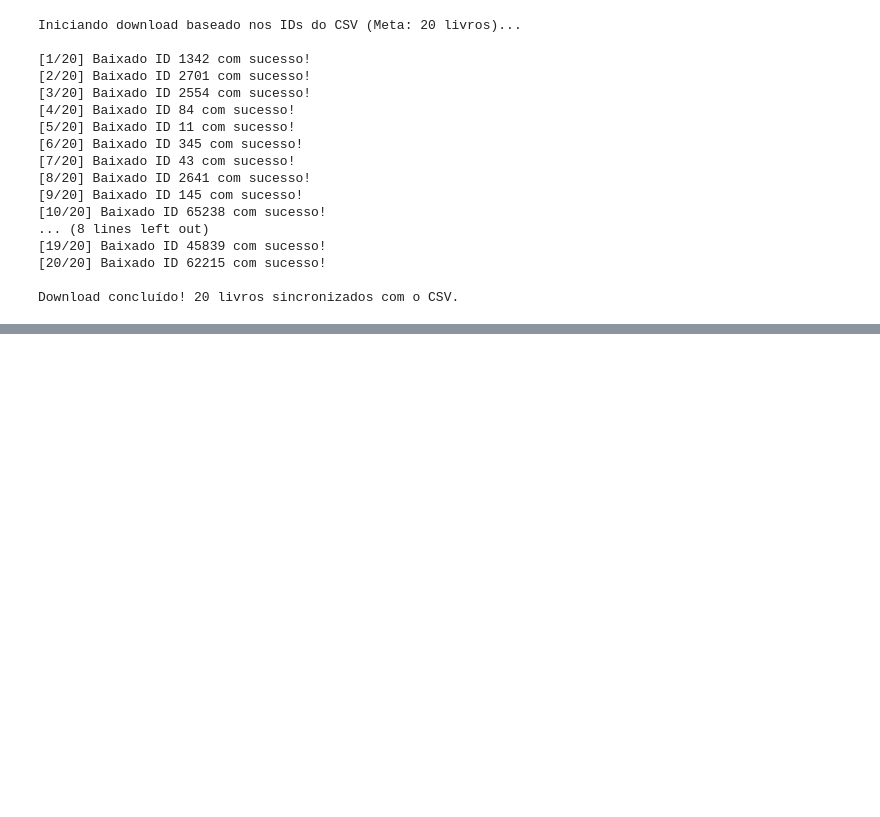
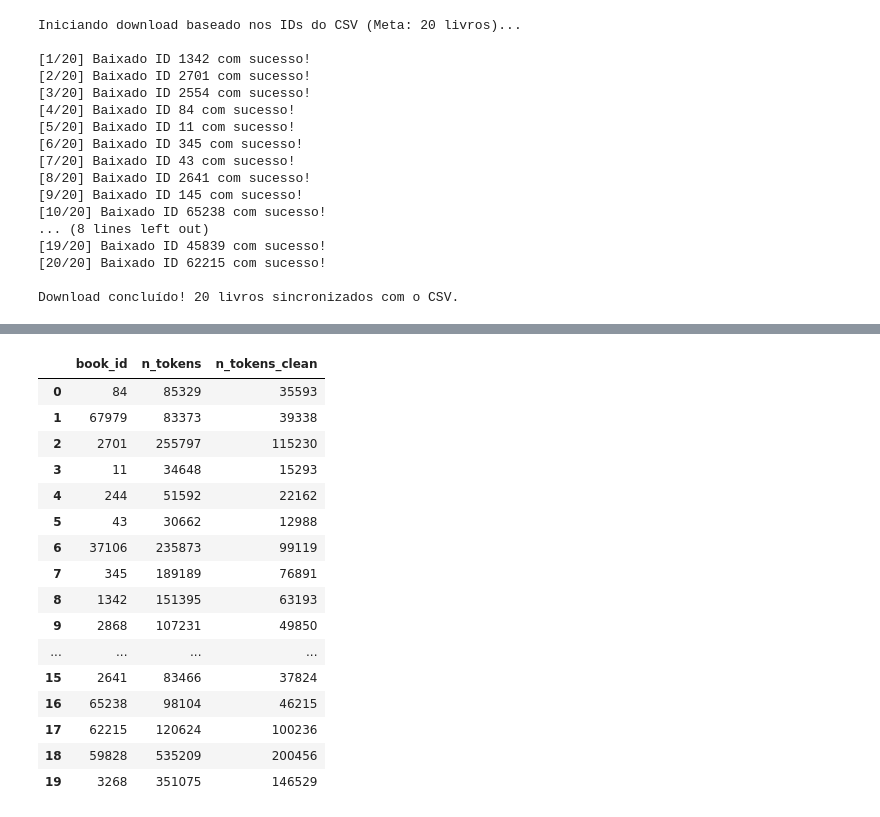
Before and after one commit to marcelliharbs/literary-genre-classifier, a Jupyter notebook: dowloadAndScraping.ipynb, the cells around one changed output, grey strips where cells are left out. Saved outputs shown, nothing was run; the diff lists cells and outputs as text; code cells hidden in the pictures; blank space fills up the shorter version.

```diff
--- a/dowloadAndScraping.ipynb
+++ b/dowloadAndScraping.ipynb
@@ -198,44 +241,39 @@ Livros válidos processados: 39
 # %%
-# Mapeamento simples de palavras-chave dos Subjects para gêneros simplificados
-def map_subject_to_genre(subject):
-    if not isinstance(subject, str):
-        return "General Fiction"
+import nltk
+import string
 
-    subject_lower = subject.lower()
-    if "science fiction" in subject_lower:
-        return "Science Fiction"
-    elif "detective" in subject_lower or "mystery" in subject_lower:
-        return "Detective & Mystery"
-    elif "horror" in subject_lower or "gothic" in subject_lower:
-        return "Horror"
-    elif "love" in subject_lower or "romance" in subject_lower:
-        return "Romance"
-    elif "adventure" in subject_lower or "sea stories" in subject_lower:
-        return "Adventure"
-    else:
-        return "Fiction"
+for pkg in ["punkt", "punkt_tab", "stopwords"]:
+    try:
+        nltk.download(pkg, quiet=True)
+    except Exception as e:
+        print(f"Aviso: não foi possível baixar {pkg}: {e}")
 
-# Carrega metadados salvos previamente para obter os rótulos de treino
-# Garante que ambos estejam como string e sem espaços nas pontas
-df_books["book_id"] = df_books["book_id"].astype(str).str.strip()
-df_meta["book_id"] = df_meta["book_id"].astype(str).str.strip()
+from nltk.tokenize import word_tokenize
+from nltk.corpus import stopwords
 
-# Merge
-df_dataset = pd.merge(df_books, df_meta[["book_id", "title", "genre"]], on="book_id", how="inner")
+STOPWORDS_EN = set(stopwords.words("english"))
+PUNCT = set(string.punctuation)
 
-print(f"Total de registros casados: {len(df_dataset)}")
-print("\nDistribuição por Gênero Literário:")
-print(df_dataset["genre"].value_counts())
 
-# 1. IDs extraídos dos arquivos HTML baixados
-ids_baixados = set(df_books["book_id"])
-print(f"IDs nos arquivos HTML ({len(ids_baixados)}):", list(ids_baixados)[:10])
+def tokenize_text(text):
+    """Normaliza (minúsculas) e tokeniza o texto usando o NLTK."""
+    return word_tokenize(text.lower(), language="english")
 
-# 2. IDs presentes no arquivo CSV de metadados
-ids_metadata = set(df_meta["book_id"])
-print(f"IDs no CSV de metadados ({len(ids_metadata)}):", list(ids_metadata)[:10])
 
-# 3. Quantos realmente coincidem
-coincidentes = ids_baixados.intersection(ids_metadata)
-print(f"\nIDs coincidentes entre os dois ({len(coincidentes)}):", coincidentes)
+def remove_stopwords_punct(tokens):
+    """Remove stopwords e pontuação da lista de tokens."""
+    return [
+        tok for tok in tokens
+        if tok not in STOPWORDS_EN
+        and not all(ch in PUNCT for ch in tok)
+    ]
+
+
+df_books["tokens"] = df_books["text"].apply(tokenize_text)
+df_books["tokens_clean"] = df_books["tokens"].apply(remove_stopwords_punct)
+
+df_books[["book_id"]].assign(
+    n_tokens=df_books["tokens"].apply(len),
+    n_tokens_clean=df_books["tokens_clean"].apply(len),
+)
 # %% [output]
@@ -256,0 +280,17 @@ IDs coincidentes entre os dois (21): {'67979', '2701', '1260', '3268', '59828',
+|  | book_id | n_tokens | n_tokens_clean |
+| 0 | 84 | 85329 | 35593 |
+| 1 | 67979 | 83373 | 39338 |
+| 2 | 2701 | 255797 | 115230 |
+| 3 | 11 | 34648 | 15293 |
+| 4 | 244 | 51592 | 22162 |
+| 5 | 43 | 30662 | 12988 |
+| 6 | 37106 | 235873 | 99119 |
+| 7 | 345 | 189189 | 76891 |
+| 8 | 1342 | 151395 | 63193 |
+| 9 | 2868 | 107231 | 49850 |
+| ... | ... | ... | ... |
+| 15 | 2641 | 83466 | 37824 |
+| 16 | 65238 | 98104 | 46215 |
+| 17 | 62215 | 120624 | 100236 |
+| 18 | 59828 | 535209 | 200456 |
+| 19 | 3268 | 351075 | 146529 |
```
Also changed, not shown: parts of 9 cells of this notebook.
